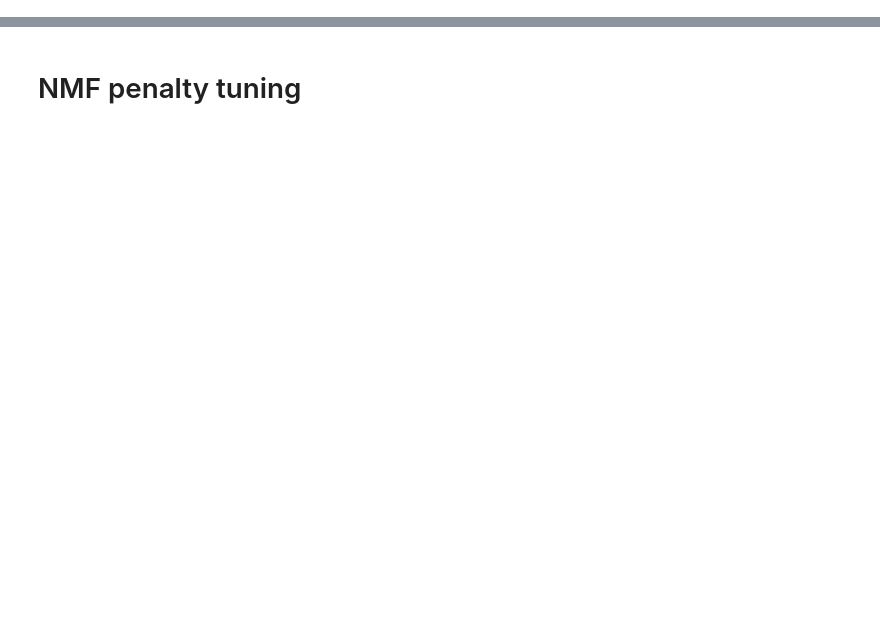
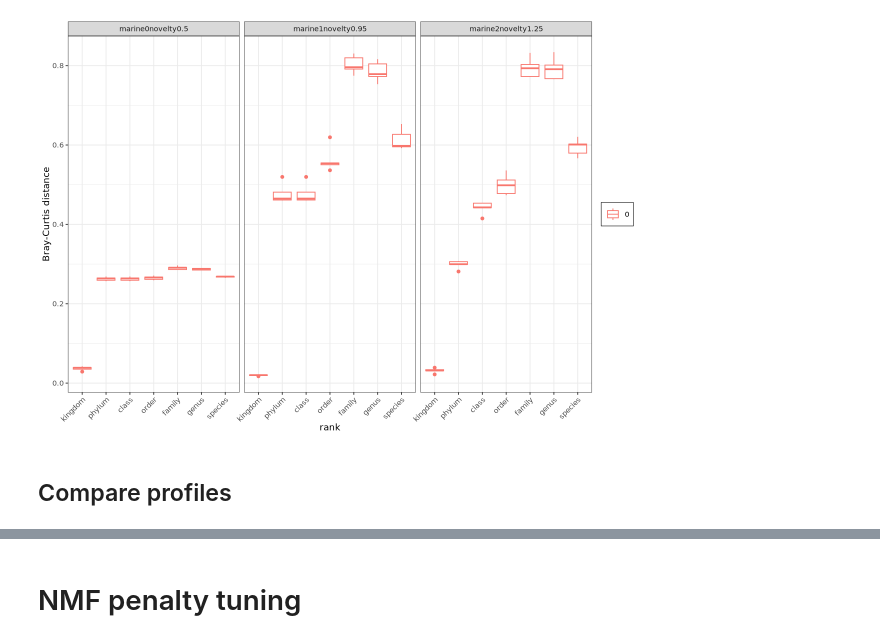
Before and after one commit to timbalam/singlem-benchmarking, a Jupyter notebook: 8_tuning/plot.ipynb, the cells around one changed output, grey strips where cells are left out. Drawn from its saved outputs; the diff is of its cells as text; code cells hidden in the pictures; blank space fills up the shorter version.

```diff
--- a/8_tuning/plot.ipynb
+++ b/8_tuning/plot.ipynb
@@ -78,0 +102,6 @@ plot_bc(s1[setp == 1])
+# %%
+plot_bc(s1[setb == 1]) + facet_wrap(vars(community))
+# %% [output]
+[figure, added]
+# %% [markdown]
+## Compare profiles
```
Also changed, not shown: parts of 28 cells of this notebook, 1 other file.
